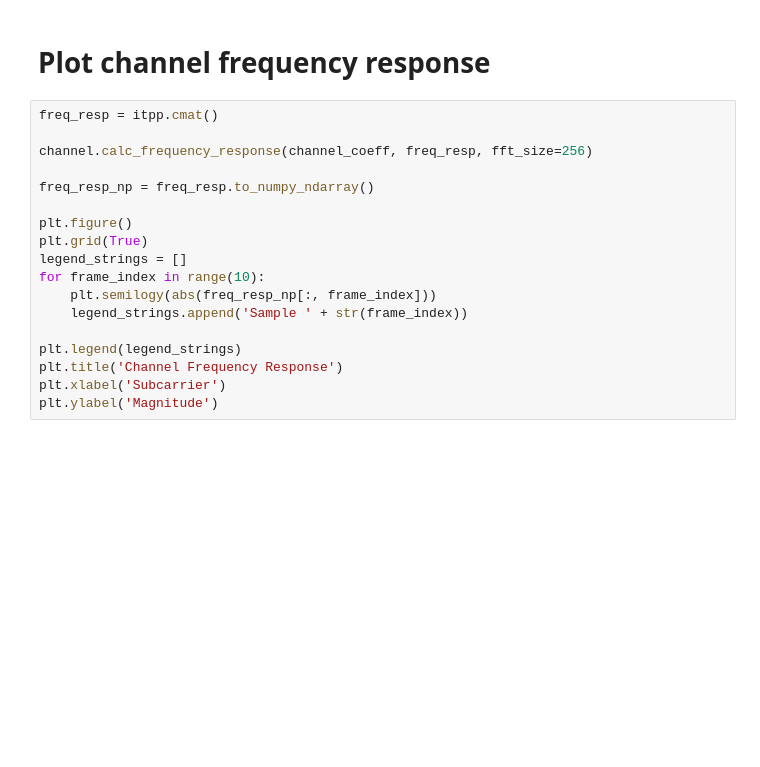
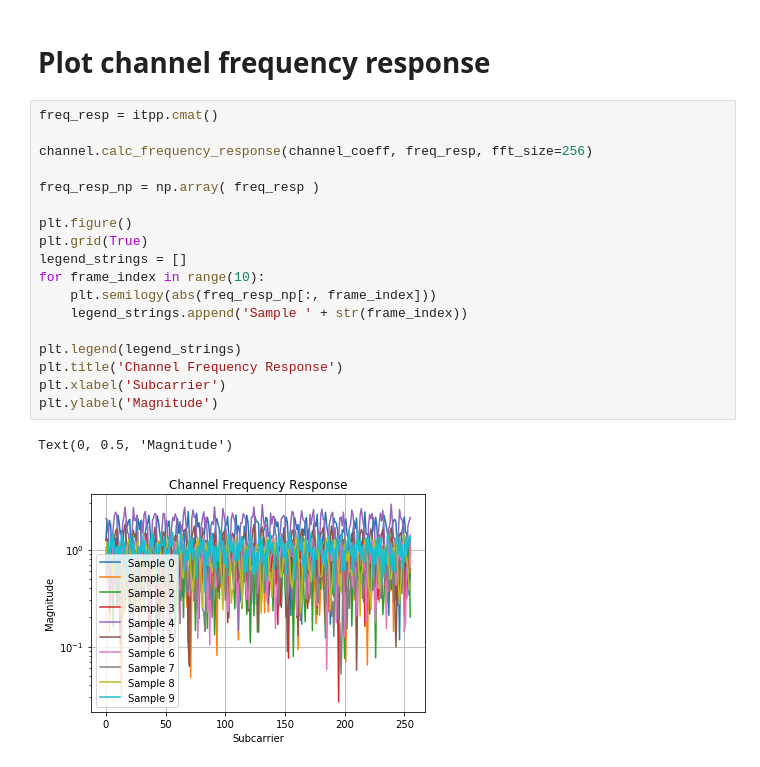
Before and after one commit to vidits-kth/py-itpp, a Jupyter notebook: examples/Example4a_TDL_channel_models.ipynb, the cells around one changed output. Drawn from its saved outputs; the diff is of its cells as text; blank space fills up the shorter version.

```diff
--- a/examples/Example4a_TDL_channel_models.ipynb
+++ b/examples/Example4a_TDL_channel_models.ipynb
@@ -107,18 +107,21 @@ Text(0, 0.5, 'Magnitude')
 # %%
 freq_resp = itpp.cmat()
 
 channel.calc_frequency_response(channel_coeff, freq_resp, fft_size=256)
 
-freq_resp_np = freq_resp.to_numpy_ndarray()
+freq_resp_np = np.array( freq_resp )
 
 plt.figure()
 plt.grid(True)
 legend_strings = []
 for frame_index in range(10):
     plt.semilogy(abs(freq_resp_np[:, frame_index]))
     legend_strings.append('Sample ' + str(frame_index))
 
 plt.legend(legend_strings)
 plt.title('Channel Frequency Response')
 plt.xlabel('Subcarrier')
 plt.ylabel('Magnitude')
+# %% [output]
+Text(0, 0.5, 'Magnitude')
+[figure, added]
```
Also changed, not shown: parts of 1 cell of this notebook, 5 other files.
